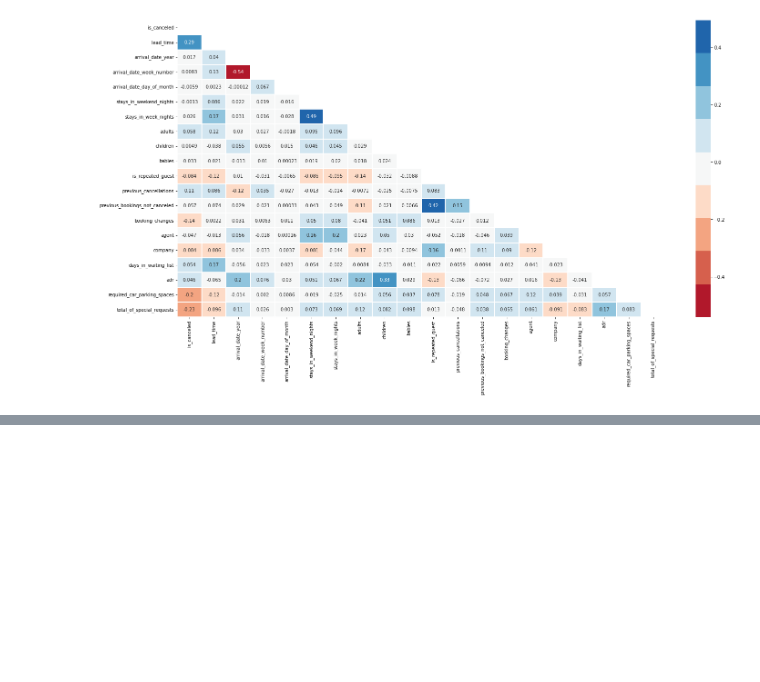
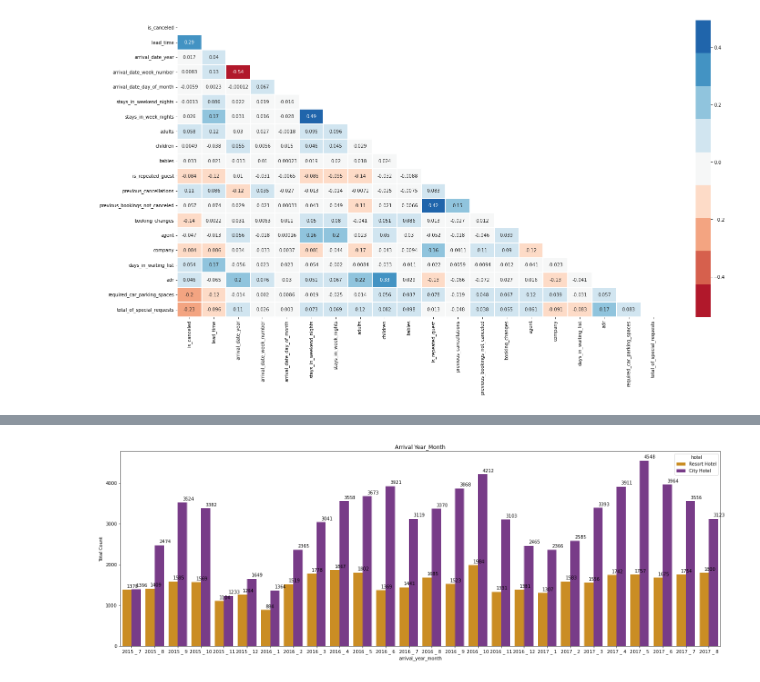
Before and after one commit to DerSchiffi/CSCH_project, a Jupyter notebook: hotel_bookings.ipynb, the cells around one changed output, grey strips where cells are left out. Drawn from its saved outputs; the diff is of its cells as text; code cells hidden in the pictures; blank space fills up the shorter version.

```diff
--- a/hotel_bookings.ipynb
+++ b/hotel_bookings.ipynb
@@ -293,0 +331,16 @@ CRSError: Invalid projection: epsg:4326: (Internal Proj Error: proj_create: SQLi
+# %%
+def month_converter(month):
+    months = ['January', 'February', 'March', 'April', 'May', 'June','July', 'August', 'September', 'October', 'November', 'December']
+    return months.index(month) + 1
+df_clean['arrival_month'] = df_clean['arrival_date_month'].apply(month_converter)
+df_clean['arrival_year_month'] = df_clean['arrival_date_year'].astype(str) + " _ " + df_clean['arrival_month'].astype(str)
+
+plt.figure(figsize=(24,8))
+ax = sns.countplot(x="arrival_year_month",hue='hotel', data = df_clean, palette="CMRmap_r")
+plt.title('Arrival Year_Month')
+plt.xlabel('arrival_year_month')
+plt.ylabel('Total Count')
+for p in ax.patches:
+    ax.annotate((p.get_height()),(p.get_x()+0.2 , p.get_height()+50))
+# %% [output]
+[figure, added]
```
Also changed, not shown: parts of 7 cells of this notebook.
